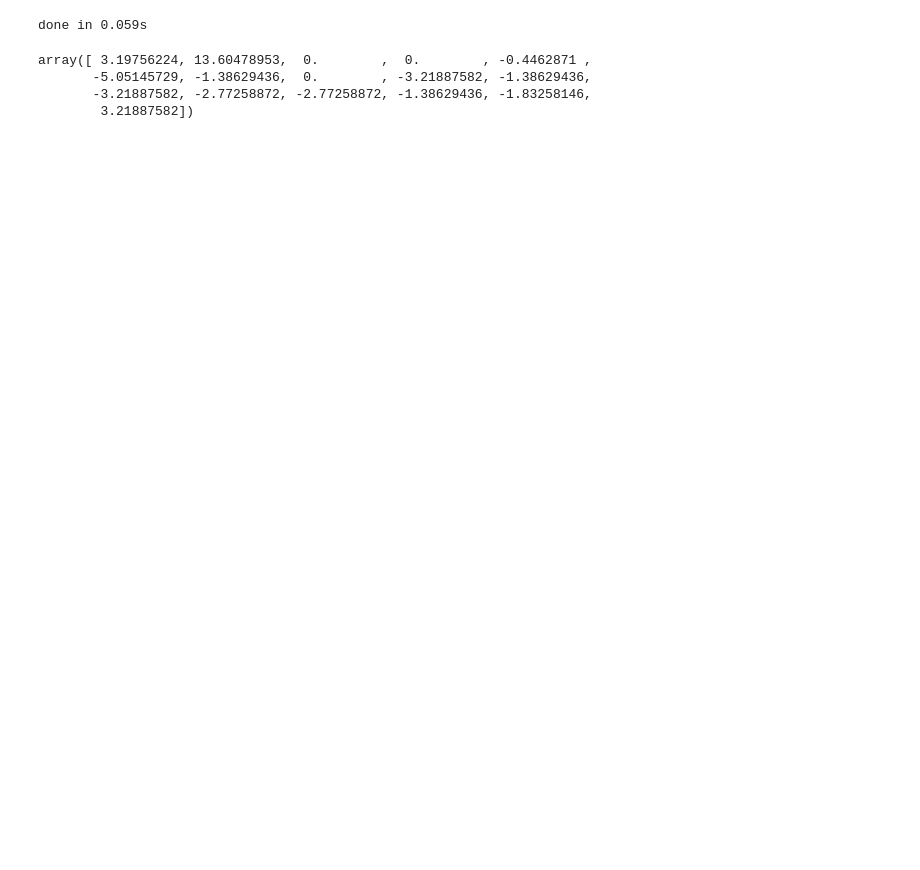
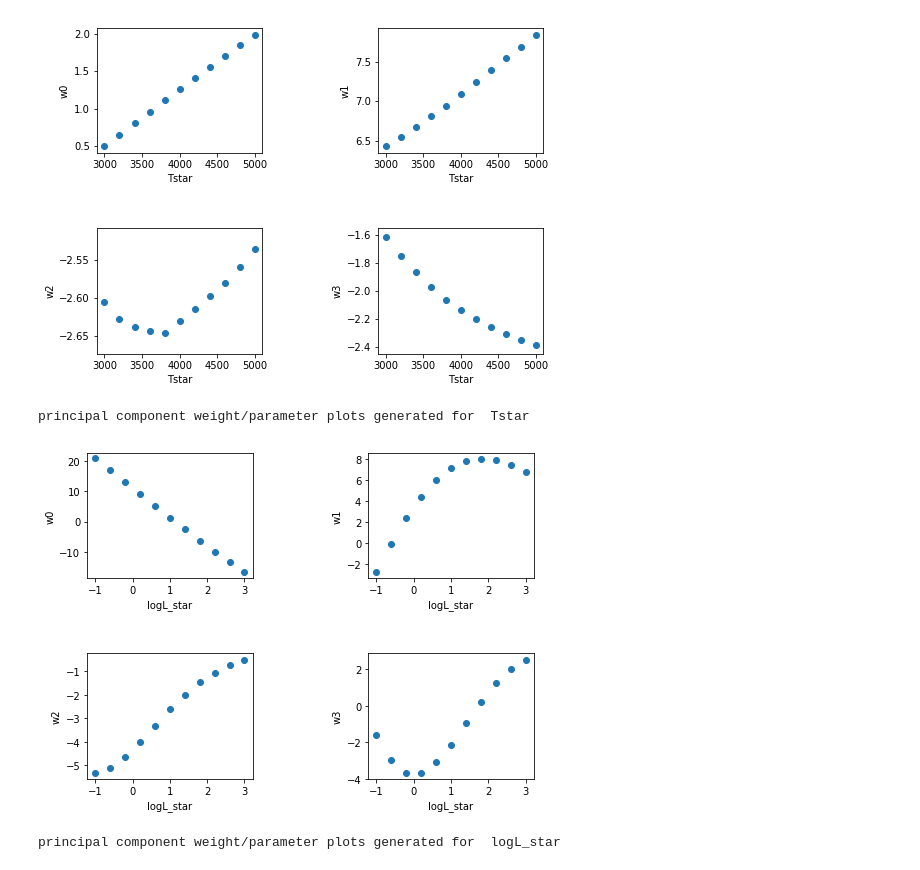
Before and after one commit to elizabethteng/crassula, a Jupyter notebook: george_multi_cut.ipynb, the cells around one changed output. Saved outputs shown, nothing was run; the diff lists cells and outputs as text; code cells hidden in the pictures; blank space fills up the shorter version.

Commit message:
add notebooks for 2d gp, 2d parameter slices

```diff
--- a/george_multi_cut.ipynb
+++ b/george_multi_cut.ipynb
@@ -74,13 +142,46 @@ nancube=nancube_cut
+# %%
+sfitdata=[]
+
+for i in range(len(param_names)):
+    sfitdata.append([])
+
+for i in range(len(param_names)):
+    for j in range(11):
+        modeldata=[]
+        paramval=steps[i][j]
+        coeffs=pca.transform(slice_seds_msub[i][j].reshape(1,-1))
+        modeldata.append(paramval)
+        for k in range(10):
+            modeldata.append(coeffs[0][k])
+        sfitdata[i].append(modeldata)
+# %%
+def plotpcwpar_all(param):
+    fig, ax = plt.subplots(nrows=2, ncols=2, figsize=(8,6))
+
+    for coeffindex in range(4):
+        pvals=[]
+        cvals=[]
+        for i in range(11):
+            pvals.append(sfitdata[param][i][0])
+            cvals.append(sfitdata[param][i][coeffindex+1])
+
+        ax[coeffindex//2][coeffindex%2].scatter(pvals,cvals)
+        ax[coeffindex//2][coeffindex%2].set_xlabel(param_names[param])
+        ax[coeffindex//2][coeffindex%2].set_ylabel("w"+str(coeffindex))
+
+    plt.subplots_adjust(hspace=0.6)
+    plt.subplots_adjust(wspace=0.7)
+    plt.show()
+    print("principal component weight/parameter plots generated for ", param_names[param])
+# %%
+for i in range(2):
+    plotpcwpar_all(i)
+# %% [output]
+[figure, added]
+principal component weight/parameter plots generated for  Tstar
+[figure, added]
+principal component weight/parameter plots generated for  logL_star
 # %%
-# subtracting from the seds each sample mean
-seds_msub = cube - np.nanmean(nancube,axis=1)[:,np.newaxis]
-
-t0 = time()
-pca = PCA(n_components=40).fit(seds_msub)
-print("done in %0.3fs" % (time() - t0))
-
-eigenseds=np.array(pca.components_)
-
 fitdata=[]
 
 for i in range(len(cube)):
@@ -101,5 +202,3 @@ def load_pcwpar(weight):
         w.append(fitdata[i][weight])
 
     return p,w
-# %% [output]
-done in 0.059s
@@ -125,10 +224,3 @@ kernel = np.var(y) * kernels.ExpSquaredKernel(900**2,ndim=15,axes=0)*\
 
 gp = george.GP(kernel)
 gp.compute(X,yerr)
-# %%
-gp.get_parameter_vector()
-# %% [output]
-array([ 3.19756224, 13.60478953,  0.        ,  0.        , -0.4462871 ,
-       -5.05145729, -1.38629436,  0.        , -3.21887582, -1.38629436,
-       -3.21887582, -2.77258872, -2.77258872, -1.38629436, -1.83258146,
-        3.21887582])
```
Also changed, not shown: parts of 29 cells of this notebook, 23 other files.
